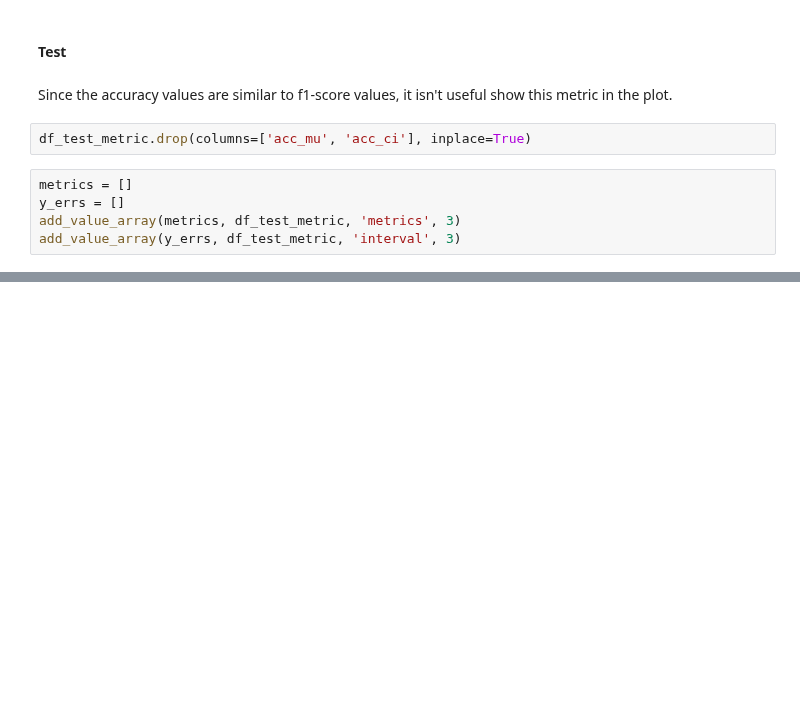
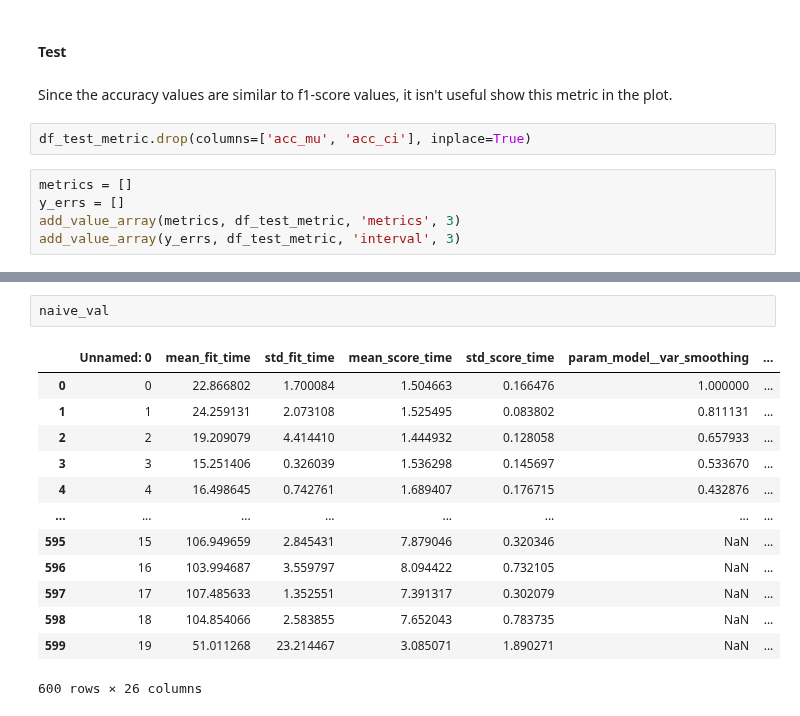
Before and after one commit to prushh/movie-lens-mlp, a Jupyter notebook: notebooks/3.0-performance-analysis.ipynb, the cells around one changed output, grey strips where cells are left out. Saved outputs shown, nothing was run; the diff lists cells and outputs as text; blank space fills up the shorter version.

```diff
--- a/notebooks/3.0-performance-analysis.ipynb
+++ b/notebooks/3.0-performance-analysis.ipynb
@@ -242,0 +247,16 @@ barplot_multiple_columns(groups=['F1 score ', 'Loss (lower is better)'],
+# %%
+naive_val
+# %% [output]
+|  | Unnamed: 0 | mean_fit_time | std_fit_time | mean_score_time | std_score_time | param_model__var_smoothing | ... |
+| 0 | 0 | 22.866802 | 1.700084 | 1.504663 | 0.166476 | 1.000000 | ... |
+| 1 | 1 | 24.259131 | 2.073108 | 1.525495 | 0.083802 | 0.811131 | ... |
+| 2 | 2 | 19.209079 | 4.414410 | 1.444932 | 0.128058 | 0.657933 | ... |
+| 3 | 3 | 15.251406 | 0.326039 | 1.536298 | 0.145697 | 0.533670 | ... |
+| 4 | 4 | 16.498645 | 0.742761 | 1.689407 | 0.176715 | 0.432876 | ... |
+| ... | ... | ... | ... | ... | ... | ... | ... |
+| 595 | 15 | 106.949659 | 2.845431 | 7.879046 | 0.320346 | NaN | ... |
+| 596 | 16 | 103.994687 | 3.559797 | 8.094422 | 0.732105 | NaN | ... |
+| 597 | 17 | 107.485633 | 1.352551 | 7.391317 | 0.302079 | NaN | ... |
+| 598 | 18 | 104.854066 | 2.583855 | 7.652043 | 0.783735 | NaN | ... |
+| 599 | 19 | 51.011268 | 23.214467 | 3.085071 | 1.890271 | NaN | ... |
+600 rows × 26 columns
```
Also changed, not shown: parts of 11 cells of this notebook, 12 other files.
